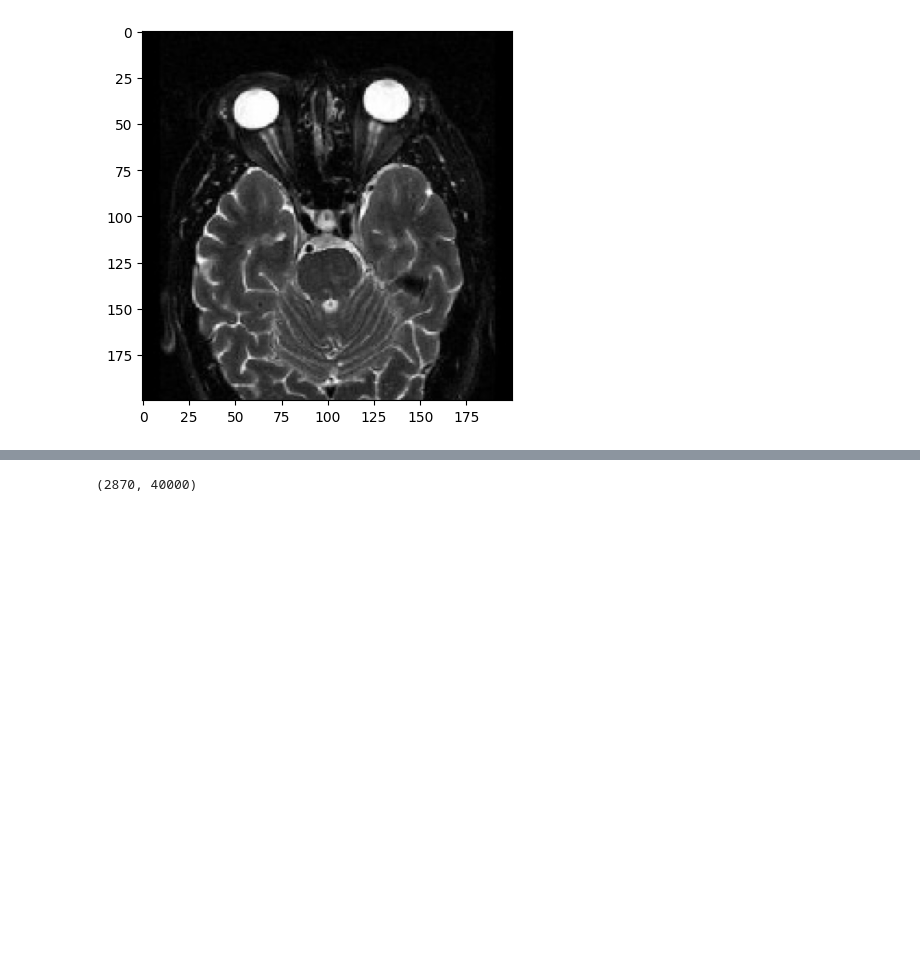
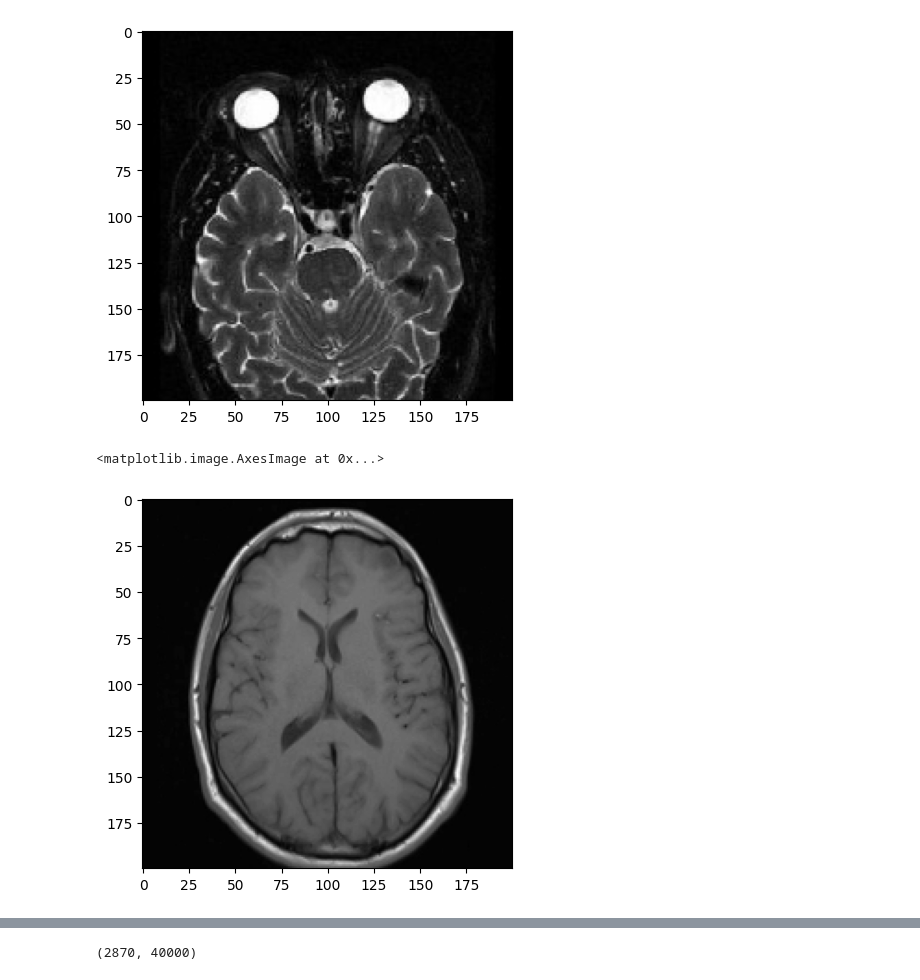
Before and after one commit to anubhav1433/Brain-Tumor-Detection, a Jupyter notebook: Brain_Tumor.ipynb, the cells around one changed output, grey strips where cells are left out. Drawn from its saved outputs; the diff is of its cells as text; code cells hidden in the pictures; blank space fills up the shorter version.

```diff
--- a/Brain_Tumor.ipynb
+++ b/Brain_Tumor.ipynb
@@ -54,3 +53,8 @@ plt.imshow(X[1],cmap='gray')
 # %% [output]
 <matplotlib.image.AxesImage at 0x...>
 [figure]
+# %%
+plt.imshow(X[2],cmap='gray')
+# %% [output]
+<matplotlib.image.AxesImage at 0x...>
+[figure, added]
```
Also changed, not shown: parts of 11 cells of this notebook.
